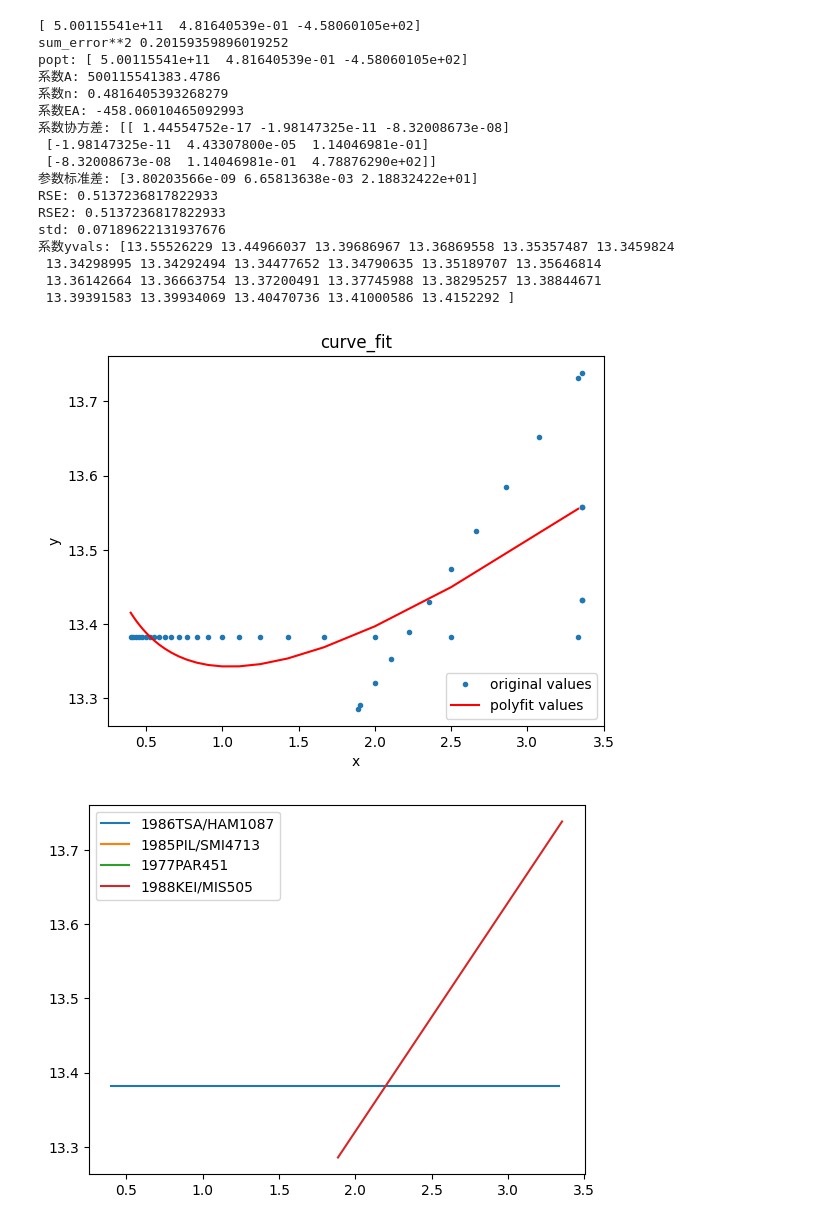
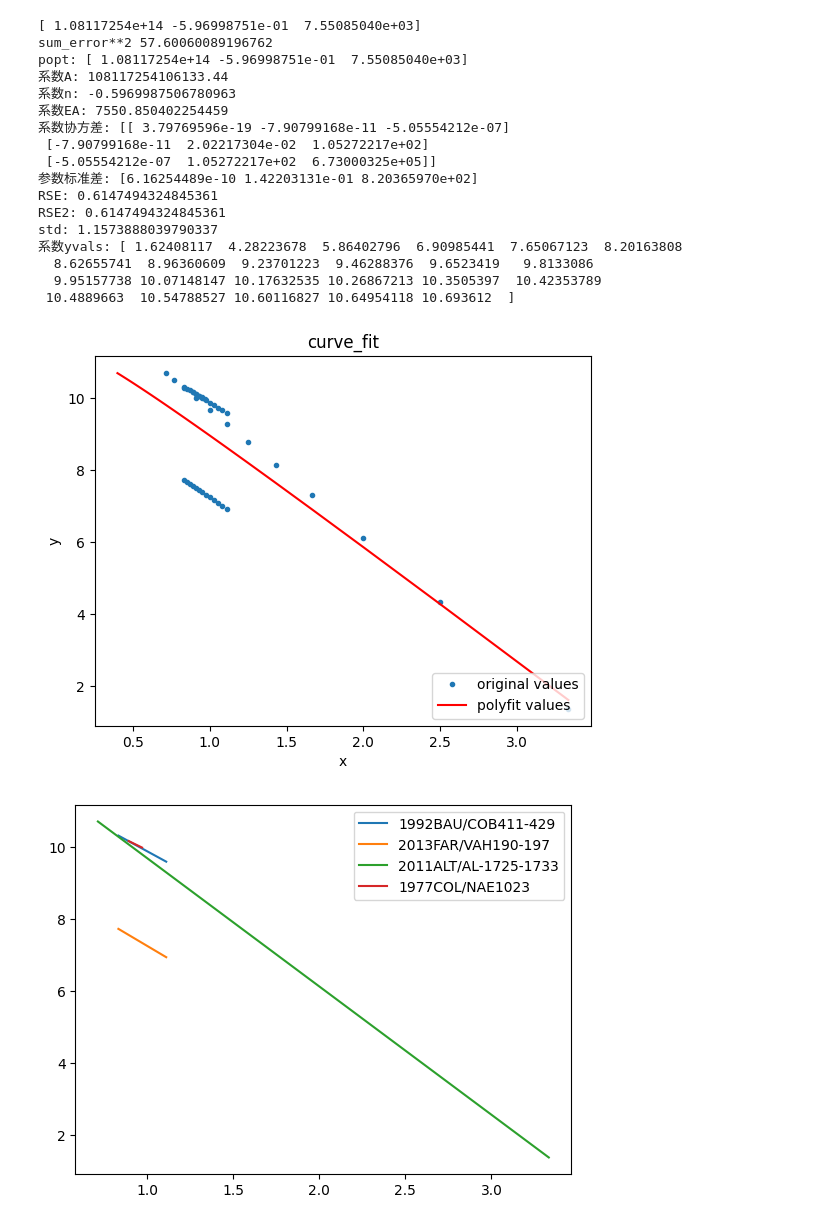
Before and after one commit to mingpuwu/rxr_uncertainty_overall, a Jupyter notebook: 1_dataconvert.ipynb, the cells around one changed output. Saved outputs shown, nothing was run; the diff lists cells and outputs as text; code cells hidden in the pictures.

```diff
--- a/1_dataconvert.ipynb
+++ b/1_dataconvert.ipynb
@@ -23,7 +23,7 @@ fitoneLine = Format('fit','fit',300,2500,A,n,EAR,K0)
 fd.write(fitoneLine)
 
 #把TT和henrry数据写入文件,根据excel的名字来找到反应
-ttdata,hendata = FindReaction(excelname,henryname='CH3O2+CH3=2CH3O')
+ttdata,hendata = FindReaction(excelname,henryname='')
 A = float(ttdata[0])
 n = float(ttdata[1])
 EA = float(ttdata[2])
@@ -50,20 +49,20 @@ current plot is  Experiment
 current plot is  Theory
-[ 5.00115541e+11  4.81640539e-01 -4.58060105e+02]
-sum_error**2 0.20159359896019252
-popt: [ 5.00115541e+11  4.81640539e-01 -4.58060105e+02]
-系数A: 500115541383.4786
-系数n: 0.4816405393268279
-系数EA: -458.06010465092993
-系数协方差: [[ 1.44554752e-17 -1.98147325e-11 -8.32008673e-08]
- [-1.98147325e-11  4.43307800e-05  1.14046981e-01]
- [-8.32008673e-08  1.14046981e-01  4.78876290e+02]]
-参数标准差: [3.80203566e-09 6.65813638e-03 2.18832422e+01]
-RSE: 0.5137236817822933
-RSE2: 0.5137236817822933
-std: 0.07189622131937676
-系数yvals: [13.55526229 13.44966037 13.39686967 13.36869558 13.35357487 13.3459824
- 13.34298995 13.34292494 13.34477652 13.34790635 13.35189707 13.35646814
- 13.36142664 13.36663754 13.37200491 13.37745988 13.38295257 13.38844671
- 13.39391583 13.39934069 13.40470736 13.41000586 13.4152292 ]
+[ 1.08117254e+14 -5.96998751e-01  7.55085040e+03]
+sum_error**2 57.60060089196762
+popt: [ 1.08117254e+14 -5.96998751e-01  7.55085040e+03]
+系数A: 108117254106133.44
+系数n: -0.5969987506780963
+系数EA: 7550.850402254459
+系数协方差: [[ 3.79769596e-19 -7.90799168e-11 -5.05554212e-07]
+ [-7.90799168e-11  2.02217304e-02  1.05272217e+02]
+ [-5.05554212e-07  1.05272217e+02  6.73000325e+05]]
+参数标准差: [6.16254489e-10 1.42203131e-01 8.20365970e+02]
+RSE: 0.6147494324845361
+RSE2: 0.6147494324845361
+std: 1.1573888039790337
+系数yvals: [ 1.62408117  4.28223678  5.86402796  6.90985441  7.65067123  8.20163808
+  8.62655741  8.96360609  9.23701223  9.46288376  9.6523419   9.8133086
+  9.95157738 10.07148147 10.17632535 10.26867213 10.3505397  10.42353789
+ 10.4889663  10.54788527 10.60116827 10.64954118 10.693612  ]
-[figure, old version]
+[figure, new version]
-[figure, old version]
+[figure, new version]
```
Also changed, not shown: parts of 1 cell of this notebook, 37 other files.
